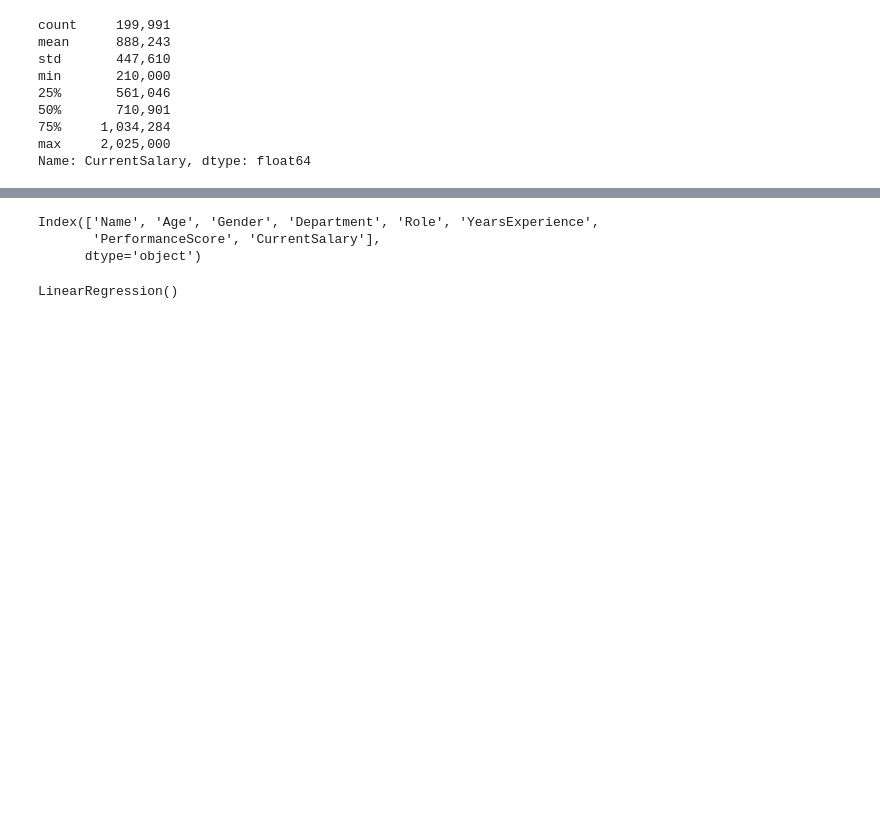
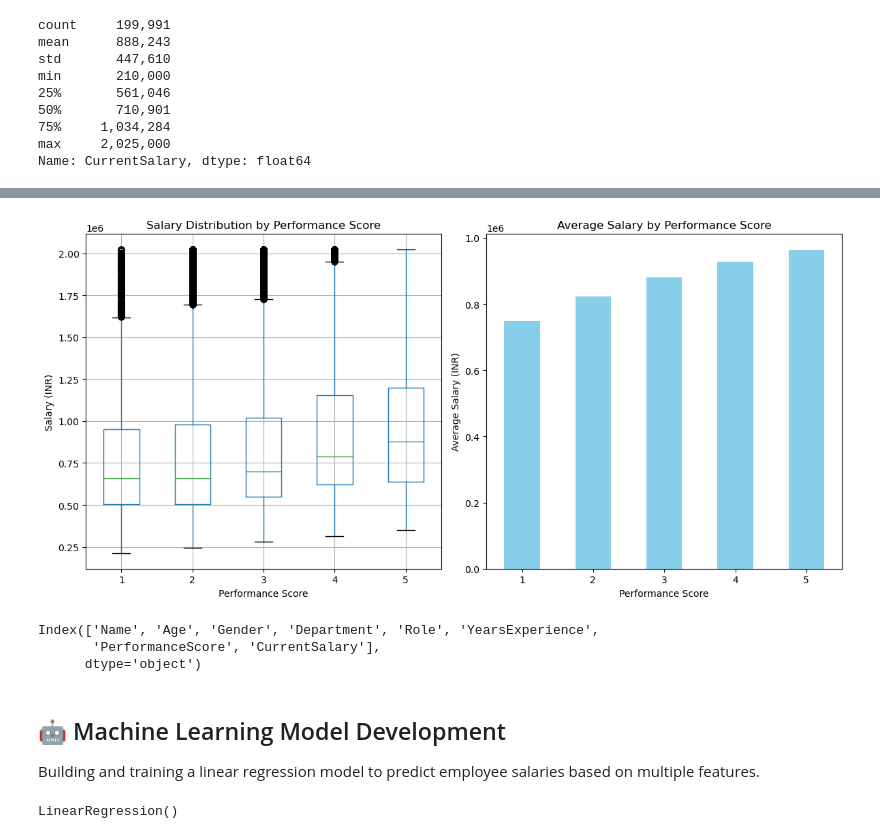
Before and after one commit to kbis0/Salary-Prediction, a Jupyter notebook: Analysis.ipynb, the cells around one changed output, grey strips where cells are left out. Saved outputs shown, nothing was run; the diff lists cells and outputs as text; code cells hidden in the pictures; blank space fills up the shorter version.

```diff
--- a/Analysis.ipynb
+++ b/Analysis.ipynb
@@ -225,3 +258,26 @@ Name: CurrentSalary, dtype: float64
+# %%
+# Salary distribution by Performance Score
+plt.figure(figsize=(12, 6))
+
+plt.subplot(1, 2, 1)
+data.boxplot(column='CurrentSalary', by='PerformanceScore', ax=plt.gca())
+plt.title('Salary Distribution by Performance Score')
+plt.ylabel('Salary (INR)')
+plt.xlabel('Performance Score')
+plt.suptitle('')
+
+plt.subplot(1, 2, 2)
+data.groupby('PerformanceScore')['CurrentSalary'].mean().plot(kind='bar', color='skyblue')
+plt.title('Average Salary by Performance Score')
+plt.ylabel('Average Salary (INR)')
+plt.xlabel('Performance Score')
+plt.xticks(rotation=0)
+
+plt.tight_layout()
+plt.savefig("screenshots/salary_by_performance.png", dpi=300, bbox_inches='tight')
+plt.show()
+# %% [output]
+[figure, added]
 # %%
 data.columns
 # %% [output]
@@ -231,6 +287,9 @@ Index(['Name', 'Age', 'Gender', 'Department', 'Role', 'YearsExperience',
 # %%
 x = data[["YearsExperience", "Department", "Age", "PerformanceScore"]]
 y = data["CurrentSalary"]
+# %% [markdown]
+## 🤖 Machine Learning Model Development
+Building and training a linear regression model to predict employee salaries based on multiple features.
 # %%
 from sklearn.model_selection import train_test_split
 x_train, x_test, y_train, y_test = train_test_split(x, y, test_size=0.2, random_state=42)
```
Also changed, not shown: parts of 12 cells of this notebook, 8 other files.
